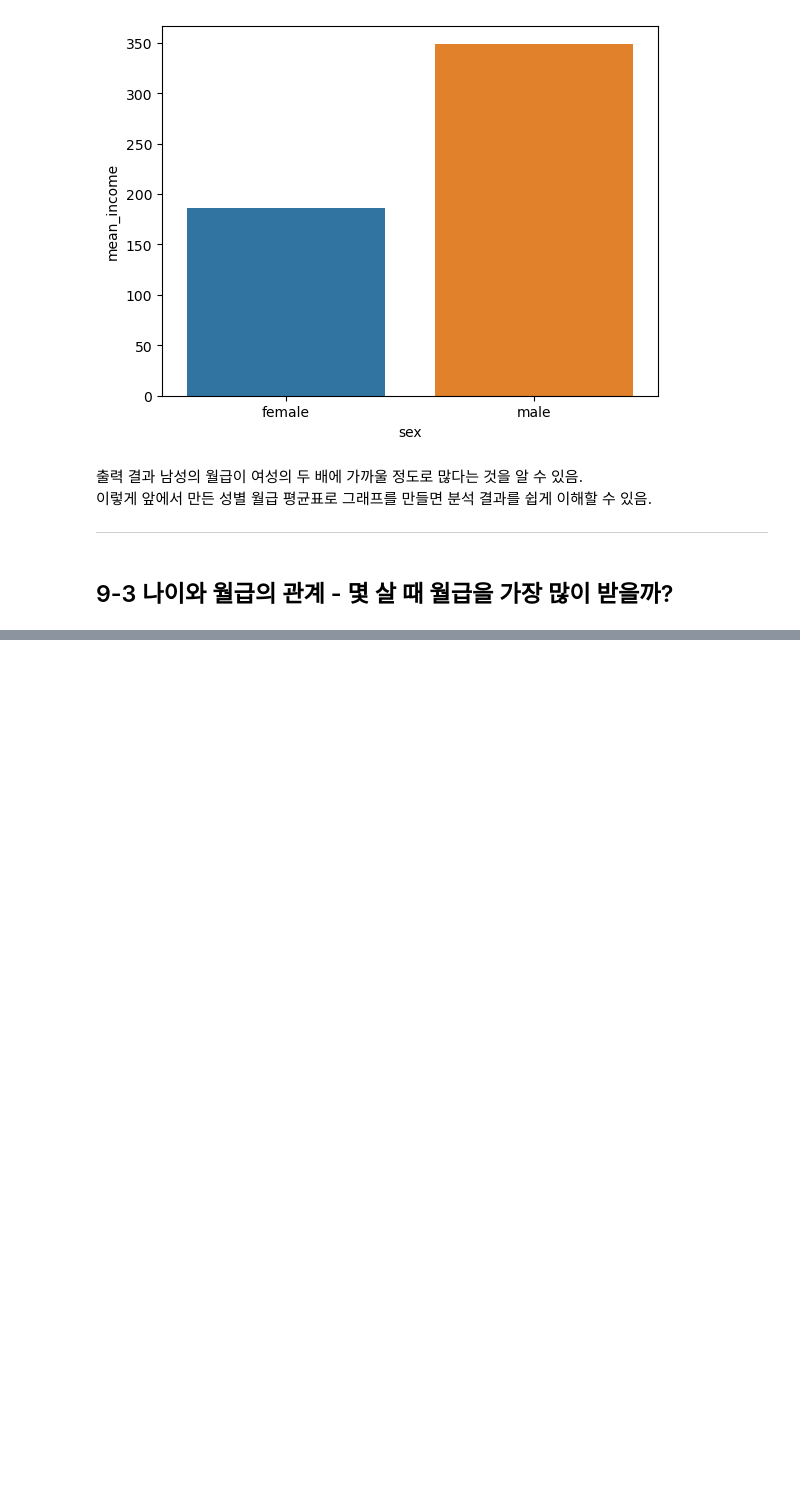
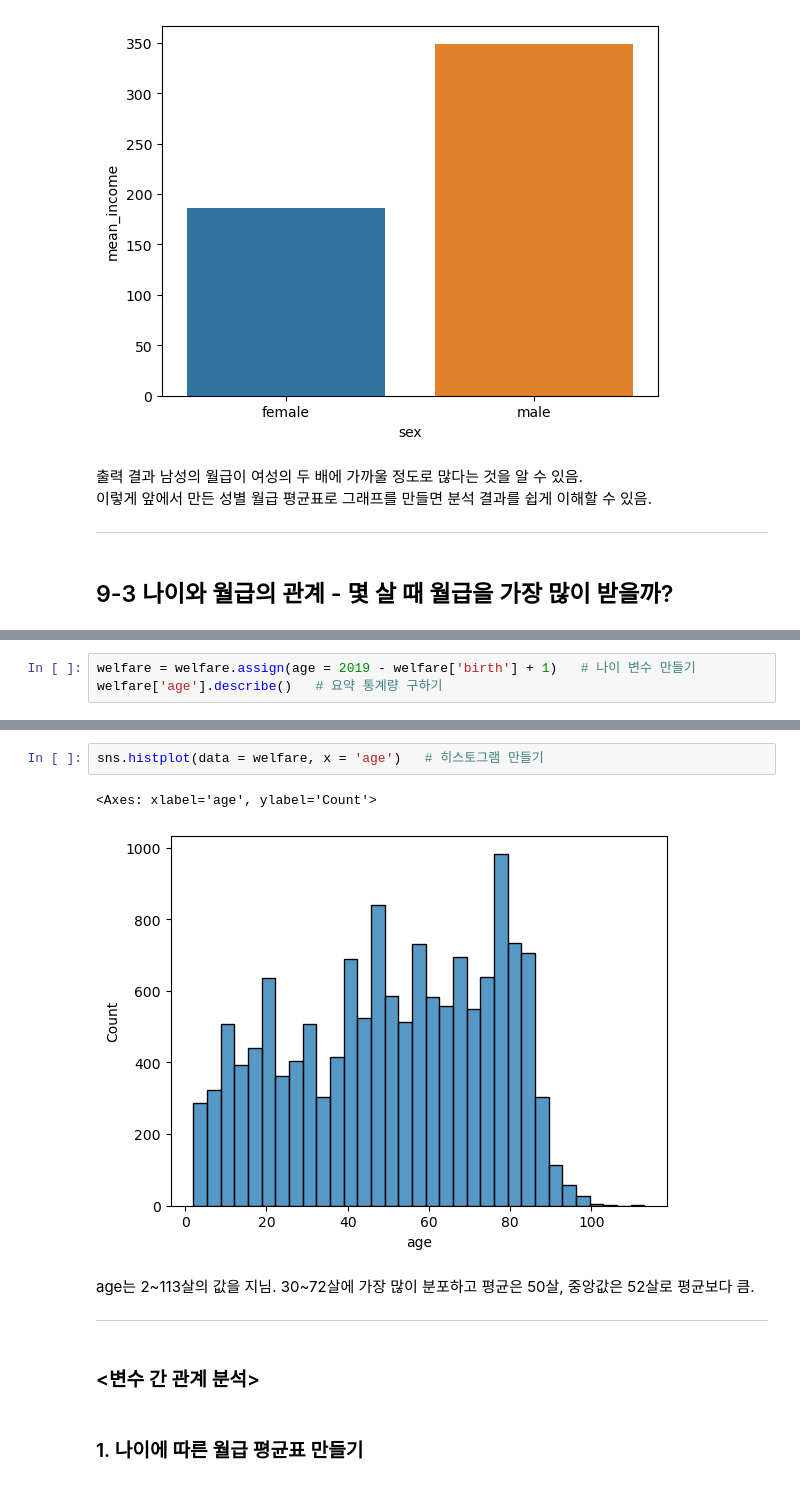
Before and after one commit to chlwldns00/weit, a Jupyter notebook: chapter9/chapter9.ipynb, the cells around one changed output, grey strips where cells are left out. Cells and saved outputs as stored; diff of their text form; blank space fills up the shorter version.

```diff
--- a/chapter9/chapter9.ipynb
+++ b/chapter9/chapter9.ipynb
@@ -235,0 +294,3 @@ sns.barplot(data = sex_income, x = 'sex', y = 'mean_income')
+# %%
+welfare = welfare.assign(age = 2019 - welfare['birth'] + 1)   # 나이 변수 만들기
+welfare['age'].describe()   # 요약 통계량 구하기
@@ -235,0 +307,12 @@ sns.barplot(data = sex_income, x = 'sex', y = 'mean_income')
+# %%
+sns.histplot(data = welfare, x = 'age')   # 히스토그램 만들기
+# %% [output]
+<Axes: xlabel='age', ylabel='Count'>
+[figure, added]
+# %% [markdown]
+age는 2~113살의 값을 지님. 30~72살에 가장 많이 분포하고 평균은 50살, 중앙값은 52살로 평균보다 큼.
+<hr>
+# %% [markdown]
+<h3><변수 간 관계 분석></h3>
+# %% [markdown]
+<h3>1. 나이에 따른 월급 평균표 만들기</h3>
```
Also changed, not shown: parts of 36 cells of this notebook.
